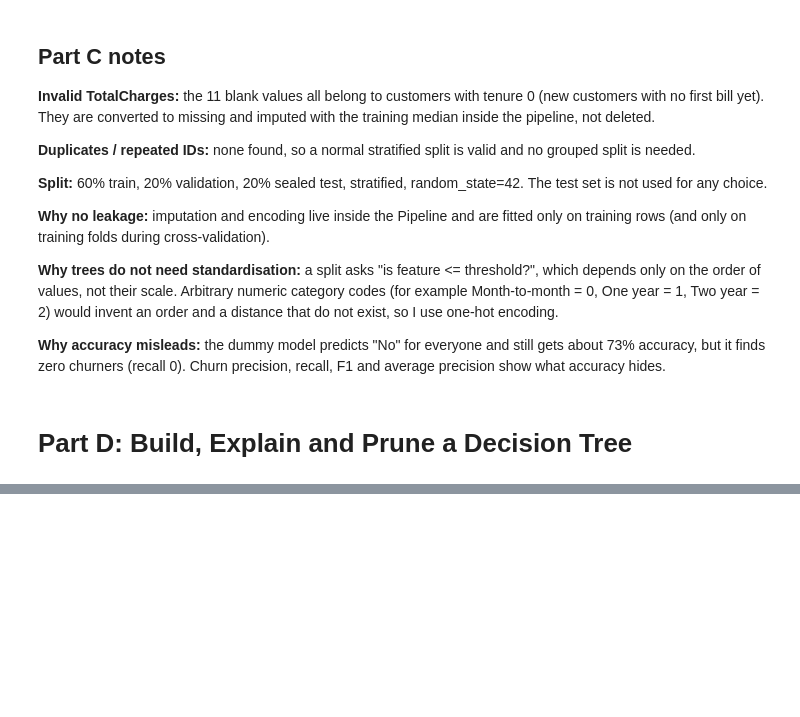
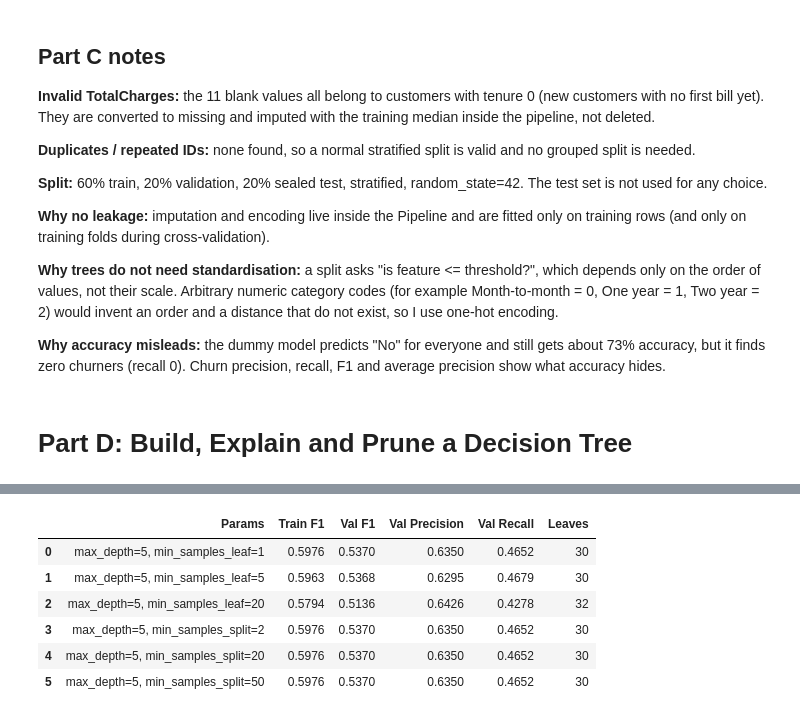
Before and after one commit to MonaMobeen/customer-churn-prediction-ml, a Jupyter notebook: churn_final.ipynb, the cells around one changed output, grey strips where cells are left out. Cells and saved outputs as stored; diff of their text form; code cells hidden in the pictures; blank space fills up the shorter version.

```diff
--- a/churn_final.ipynb
+++ b/churn_final.ipynb
@@ -373,0 +416,20 @@ pd.DataFrame(baseline, index=["Dummy (most_frequent)"]).round(4)
+# %%
+# D3: min_samples_leaf and min_samples_split at max_depth=5
+rows = []
+for msl in [1, 5, 20]:
+    _, r = run_experiment(f"Tree d5 msl={msl}", DecisionTreeClassifier(max_depth=5, min_samples_leaf=msl, random_state=SEED),
+                          f"max_depth=5, min_samples_leaf={msl}")
+    rows.append(r)
+for mss in [2, 20, 50]:
+    _, r = run_experiment(f"Tree d5 mss={mss}", DecisionTreeClassifier(max_depth=5, min_samples_split=mss, random_state=SEED),
+                          f"max_depth=5, min_samples_split={mss}")
+    rows.append(r)
+display(pd.DataFrame(rows)[["Params", "Train F1", "Val F1", "Val Precision", "Val Recall", "Leaves"]].round(4))
+# %% [output]
+|  | Params | Train F1 | Val F1 | Val Precision | Val Recall | Leaves |
+| 0 | max_depth=5, min_samples_leaf=1 | 0.5976 | 0.5370 | 0.6350 | 0.4652 | 30 |
+| 1 | max_depth=5, min_samples_leaf=5 | 0.5963 | 0.5368 | 0.6295 | 0.4679 | 30 |
+| 2 | max_depth=5, min_samples_leaf=20 | 0.5794 | 0.5136 | 0.6426 | 0.4278 | 32 |
+| 3 | max_depth=5, min_samples_split=2 | 0.5976 | 0.5370 | 0.6350 | 0.4652 | 30 |
+| 4 | max_depth=5, min_samples_split=20 | 0.5976 | 0.5370 | 0.6350 | 0.4652 | 30 |
+| 5 | max_depth=5, min_samples_split=50 | 0.5976 | 0.5370 | 0.6350 | 0.4652 | 30 |
```
Also changed, not shown: parts of 11 cells of this notebook.
